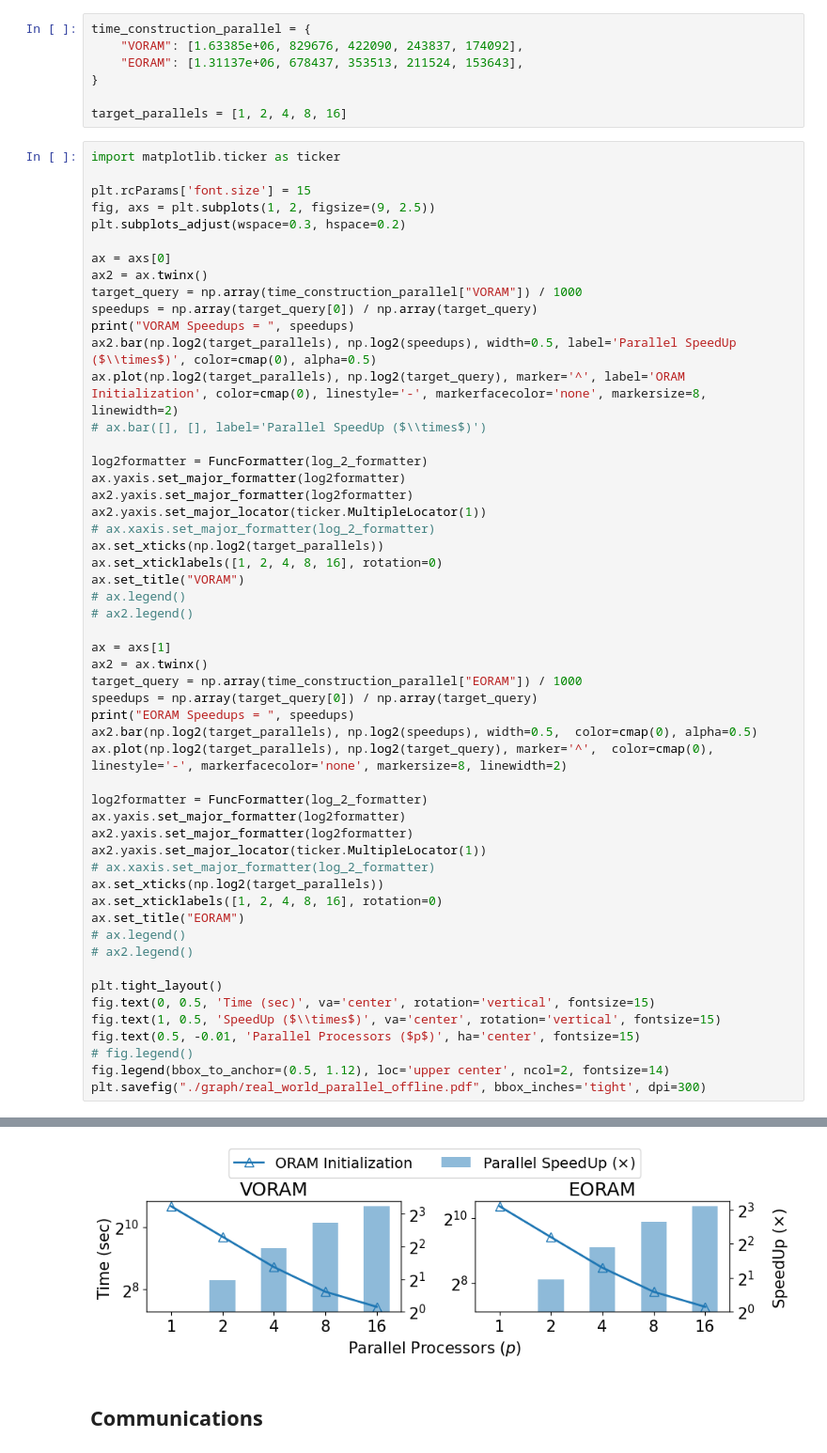
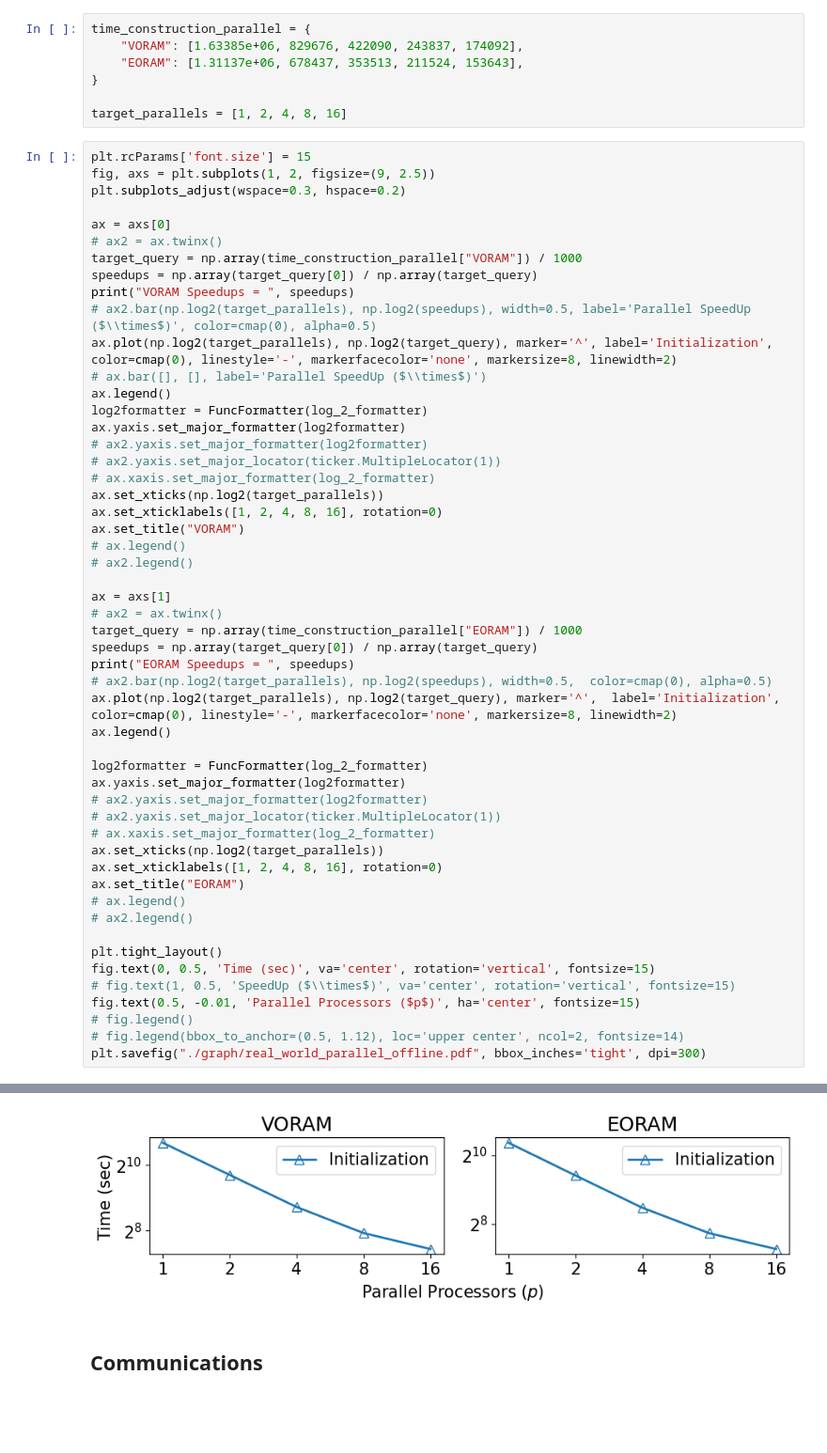
Before and after one commit to LiuXin11235/aby3, a Jupyter notebook: privGraph/analysis.ipynb, the cells around one changed output, grey strips where cells are left out. Shown at 94% size. Cells and saved outputs as stored; diff of their text form; blank space fills up the shorter version.

```diff
--- a/privGraph/analysis.ipynb
+++ b/privGraph/analysis.ipynb
@@ -272,62 +340,61 @@ time_construction_parallel = {
 
 target_parallels = [1, 2, 4, 8, 16]
 # %%
-import matplotlib.ticker as ticker
-
 plt.rcParams['font.size'] = 15
 fig, axs = plt.subplots(1, 2, figsize=(9, 2.5))
 plt.subplots_adjust(wspace=0.3, hspace=0.2)
 
 ax = axs[0]
-ax2 = ax.twinx()
+# ax2 = ax.twinx()
 target_query = np.array(time_construction_parallel["VORAM"]) / 1000
 speedups = np.array(target_query[0]) / np.array(target_query)
 print("VORAM Speedups = ", speedups)
-ax2.bar(np.log2(target_parallels), np.log2(speedups), width=0.5, label='Parallel SpeedUp ($\\times$)', color=cmap(0), alpha=0.5)
-ax.plot(np.log2(target_parallels), np.log2(target_query), marker='^', label='ORAM Initialization', color=cmap(0), linestyle='-', markerfacecolor='none', markersize=8, linewidth=2)
+# ax2.bar(np.log2(target_parallels), np.log2(speedups), width=0.5, label='Parallel SpeedUp ($\\times$)', color=cmap(0), alpha=0.5)
+ax.plot(np.log2(target_parallels), np.log2(target_query), marker='^', label='Initialization', color=cmap(0), linestyle='-', markerfacecolor='none', markersize=8, linewidth=2)
 # ax.bar([], [], label='Parallel SpeedUp ($\\times$)')
-
+ax.legend()
 log2formatter = FuncFormatter(log_2_formatter)
 ax.yaxis.set_major_formatter(log2formatter)
-ax2.yaxis.set_major_formatter(log2formatter)
-ax2.yaxis.set_major_locator(ticker.MultipleLocator(1))
+# ax2.yaxis.set_major_formatter(log2formatter)
+# ax2.yaxis.set_major_locator(ticker.MultipleLocator(1))
 # ax.xaxis.set_major_formatter(log_2_formatter)
 ax.set_xticks(np.log2(target_parallels))
 ax.set_xticklabels([1, 2, 4, 8, 16], rotation=0)
 ax.set_title("VORAM")
 # ax.legend()
 # ax2.legend()
 
 ax = axs[1]
-ax2 = ax.twinx()
+# ax2 = ax.twinx()
 target_query = np.array(time_construction_parallel["EORAM"]) / 1000
 speedups = np.array(target_query[0]) / np.array(target_query)
 print("EORAM Speedups = ", speedups)
-ax2.bar(np.log2(target_parallels), np.log2(speedups), width=0.5,  color=cmap(0), alpha=0.5)
-ax.plot(np.log2(target_parallels), np.log2(target_query), marker='^',  color=cmap(0), linestyle='-', markerfacecolor='none', markersize=8, linewidth=2)
+# ax2.bar(np.log2(target_parallels), np.log2(speedups), width=0.5,  color=cmap(0), alpha=0.5)
+ax.plot(np.log2(target_parallels), np.log2(target_query), marker='^',  label='Initialization', color=cmap(0), linestyle='-', markerfacecolor='none', markersize=8, linewidth=2)
+ax.legend()
 
 log2formatter = FuncFormatter(log_2_formatter)
 ax.yaxis.set_major_formatter(log2formatter)
-ax2.yaxis.set_major_formatter(log2formatter)
-ax2.yaxis.set_major_locator(ticker.MultipleLocator(1))
+# ax2.yaxis.set_major_formatter(log2formatter)
+# ax2.yaxis.set_major_locator(ticker.MultipleLocator(1))
 # ax.xaxis.set_major_formatter(log_2_formatter)
 ax.set_xticks(np.log2(target_parallels))
 ax.set_xticklabels([1, 2, 4, 8, 16], rotation=0)
 ax.set_title("EORAM")
 # ax.legend()
 # ax2.legend()
 
 plt.tight_layout()
 fig.text(0, 0.5, 'Time (sec)', va='center', rotation='vertical', fontsize=15)
-fig.text(1, 0.5, 'SpeedUp ($\\times$)', va='center', rotation='vertical', fontsize=15)
+# fig.text(1, 0.5, 'SpeedUp ($\\times$)', va='center', rotation='vertical', fontsize=15)
 fig.text(0.5, -0.01, 'Parallel Processors ($p$)', ha='center', fontsize=15)
 # fig.legend()
-fig.legend(bbox_to_anchor=(0.5, 1.12), loc='upper center', ncol=2, fontsize=14)
+# fig.legend(bbox_to_anchor=(0.5, 1.12), loc='upper center', ncol=2, fontsize=14)
 plt.savefig("./graph/real_world_parallel_offline.pdf", bbox_inches='tight', dpi=300)
 # %% [output]
 VORAM Speedups =  [1.         1.9692627  3.87085693 6.70058277 9.38498036]
 EORAM Speedups =  [1.         1.93292819 3.70953826 6.19962747 8.5351757 ]
-[figure, old version]
+[figure, new version]
 # %% [markdown]
 ## Communications
 # %%
```
Also changed, not shown: parts of 5 cells of this notebook.
